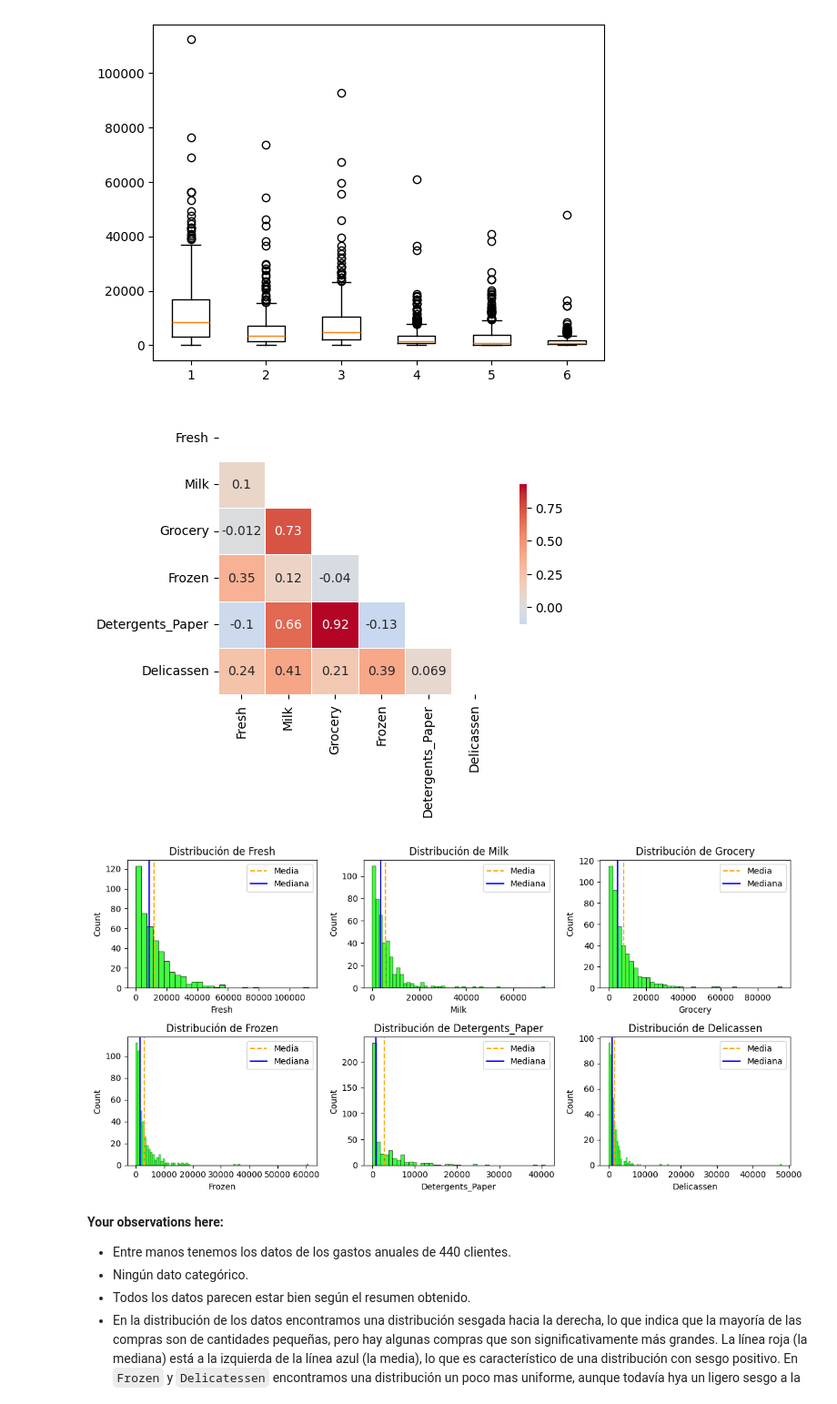
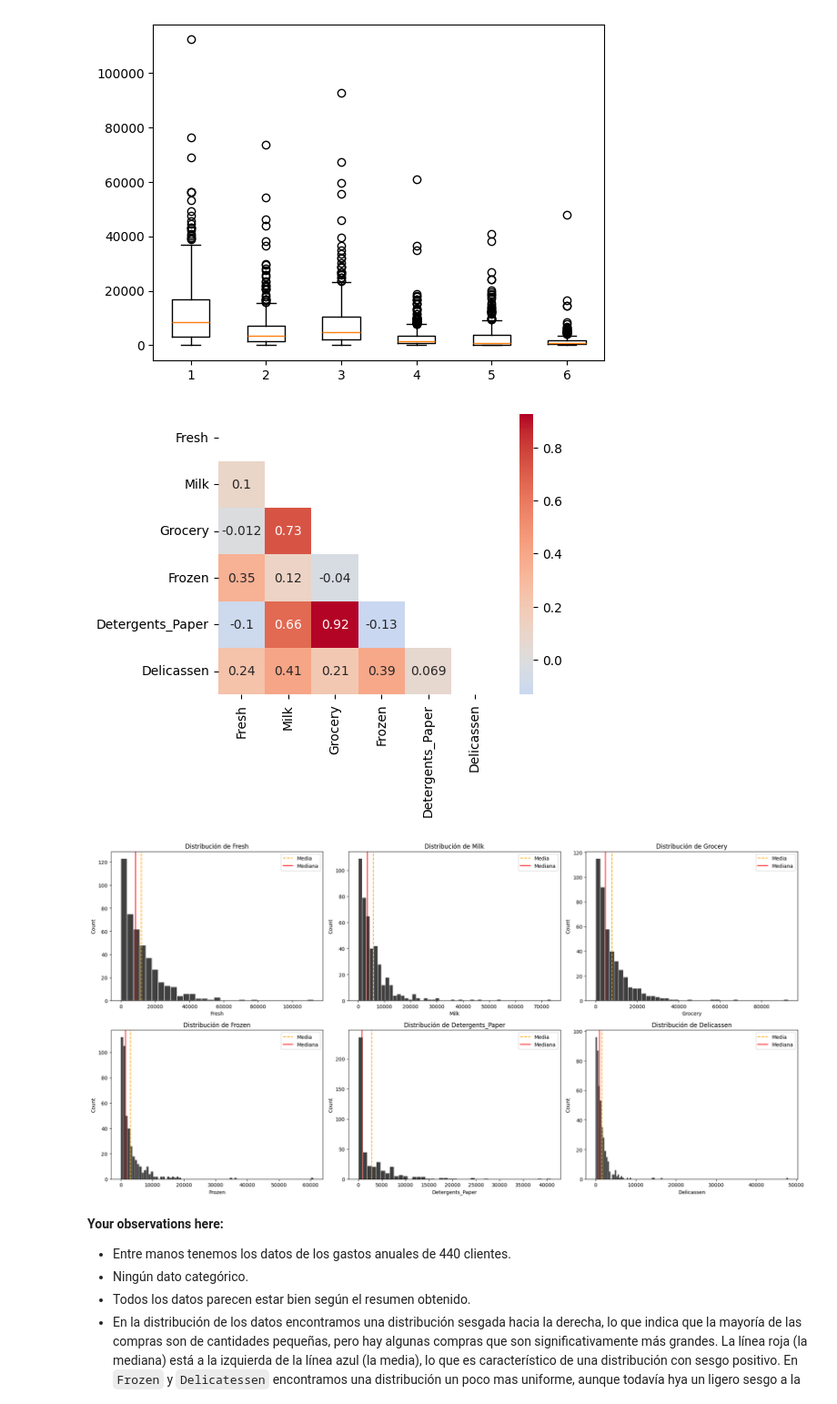
Before and after one commit to Ironhack-Data-Madrid-Octubre-2023/7.4-lab_unsupervised_learning, a Jupyter notebook: your-code/main.ipynb, the cells around one changed output. Shown: that part at 91% size. Saved outputs shown, nothing was run; the diff lists cells and outputs as text; code cells hidden in the pictures.

```diff
--- a/your-code/main.ipynb
+++ b/your-code/main.ipynb
@@ -110,35 +112,33 @@ sns.heatmap(estudio.corr(),
           cmap='coolwarm',
           center=0,
           square=True,
-          annot=True,
-          linewidths=0.5,
-          cbar_kws={'shrink': 0.5});
+          annot=True);
 
 
 plt.show;
 # %% [output]
-[figure, old version]
+[figure, new version]
 # %%
 # para verificar la distribución de los datos:
 
-fig, axs = plt.subplots(nrows=2, ncols=3, figsize=(12, 6))
+fig, axs = plt.subplots(nrows=2, ncols=3, figsize=(20, 10)) # crea la figura con 6 cubos dentro
 
 columns = ['Fresh', 'Milk', 'Grocery', 'Frozen', 'Detergents_Paper', 'Delicassen'] #no cogemos customer ni region, no nos interesan porque solo son 2/3 números
 
 for ax, column in zip(axs.flatten(), columns):
-    sns.histplot(customers[column], ax=ax, color='lime')                                    # pintamos nuestros datos
+    sns.histplot(customers[column], ax=ax, color='black',edgecolor = 'white')                                    # pintamos nuestros datos
     ax.axvline(customers[column].mean(), color='orange', linestyle='--')                     # añadimos la media
-    ax.axvline(customers[column].median(), color='b', linestyle='-')                          # añadimos la mediana
+    ax.axvline(customers[column].median(), color='r', linestyle='-')                          # añadimos la mediana
     ax.legend({'Media':customers[column].mean(),'Mediana':customers[column].median()})
     ax.set_title('Distribución de ' + column)
 
 # Ajusta el espacio entre los subgráficos
 plt.tight_layout()
 
 # Muestra la figura
 plt.show()
 # %% [output]
-[figure, old version]
+[figure, new version]
 # %% [markdown]
 **Your observations here:**
 
```
Also changed, not shown: parts of 19 cells of this notebook.
